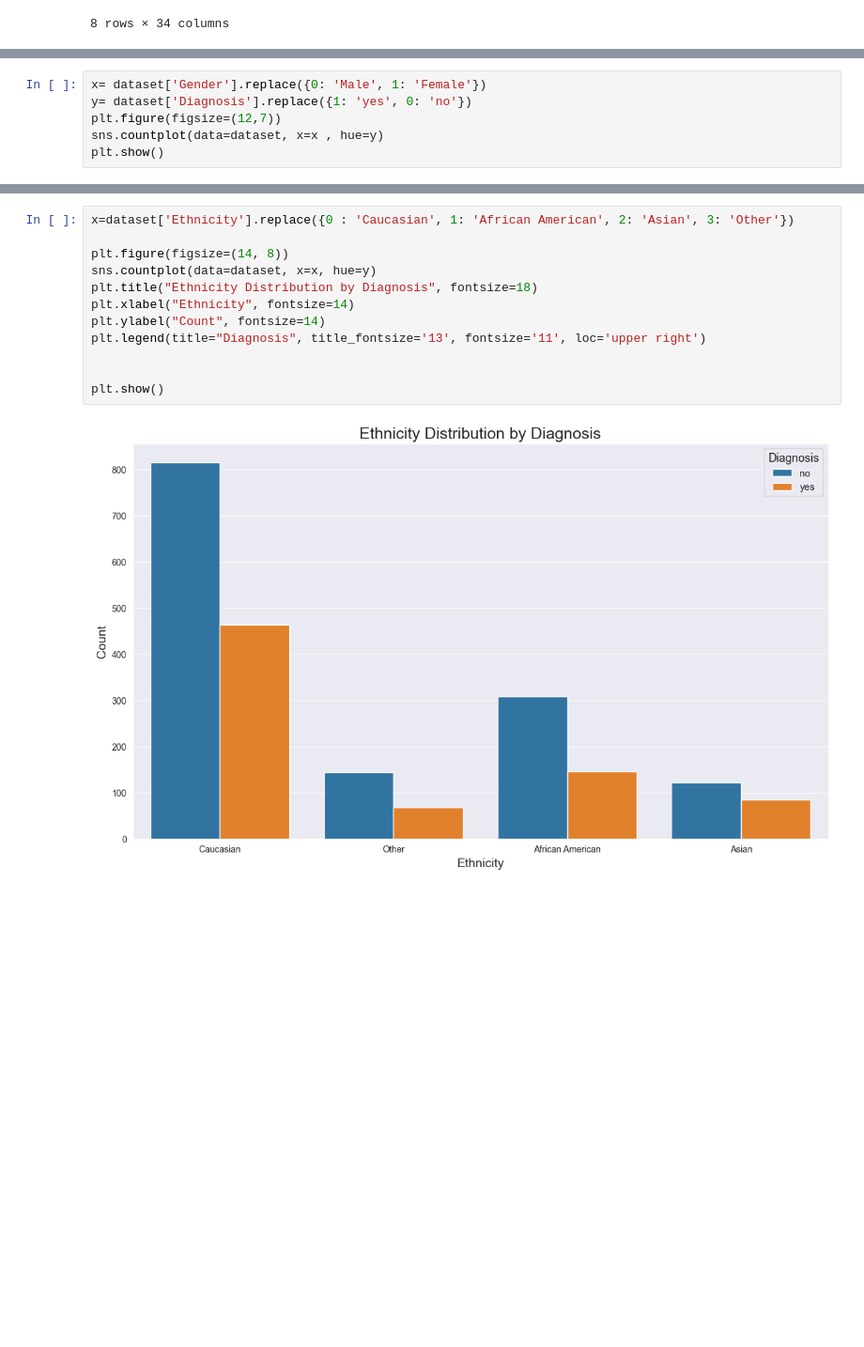
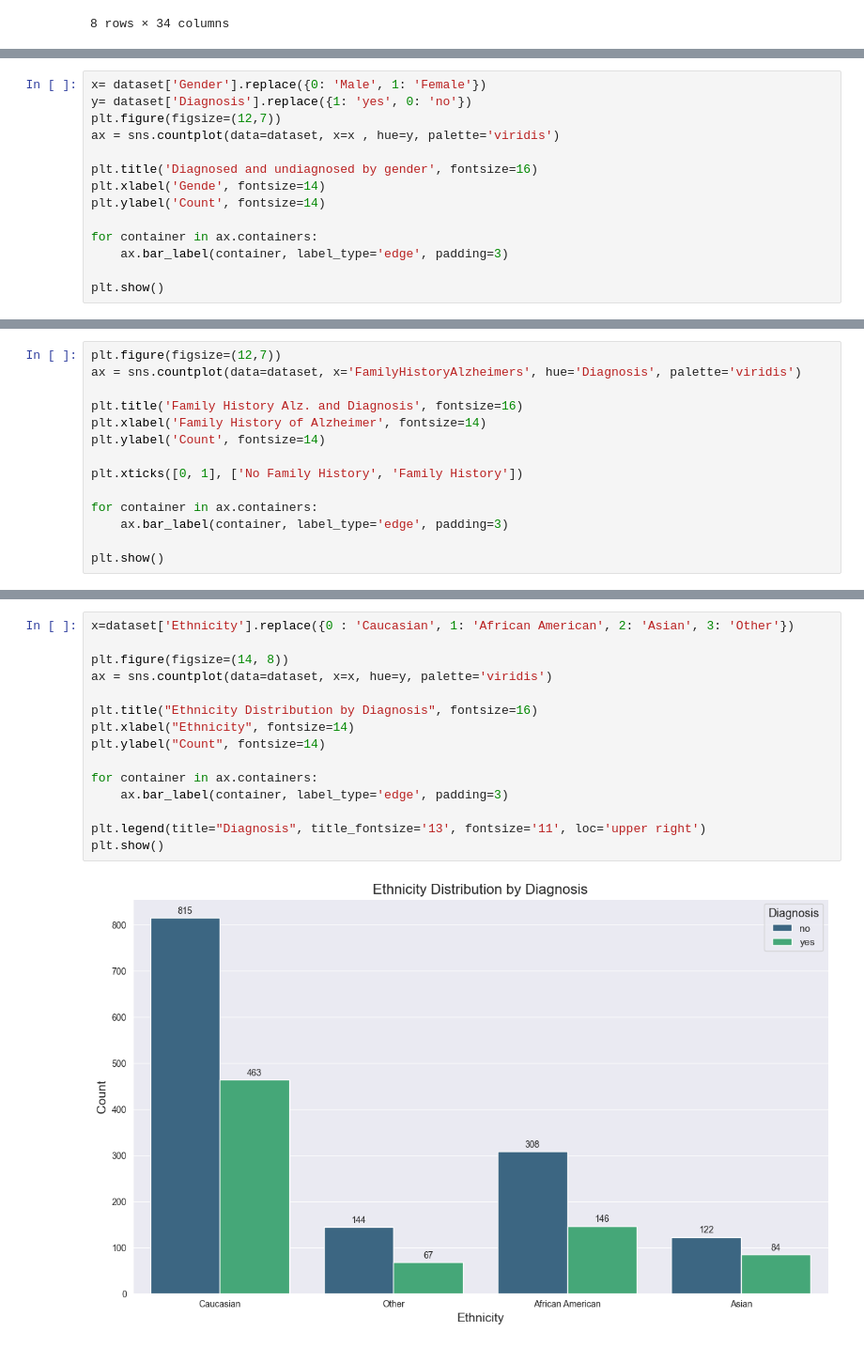
Before and after one commit to mertgenc0/mydsprojects, a Jupyter notebook: Alzheimer/alzheimer.ipynb, the cells around one changed output, grey strips where cells are left out. Shown: that part at 94% size. Drawn from its saved outputs; the diff is of its cells as text; blank space fills up the shorter version.

Commit message:
Alzheimer

```diff
--- a/Alzheimer/alzheimer.ipynb
+++ b/Alzheimer/alzheimer.ipynb
@@ -71,6 +91,14 @@ dataset.describe()
 x= dataset['Gender'].replace({0: 'Male', 1: 'Female'})
 y= dataset['Diagnosis'].replace({1: 'yes', 0: 'no'})
 plt.figure(figsize=(12,7))
-sns.countplot(data=dataset, x=x , hue=y)
+ax = sns.countplot(data=dataset, x=x , hue=y, palette='viridis')
+
+plt.title('Diagnosed and undiagnosed by gender', fontsize=16)
+plt.xlabel('Gende', fontsize=14)
+plt.ylabel('Count', fontsize=14)
+
+for container in ax.containers:
+    ax.bar_label(container, label_type='edge', padding=3)
+
 plt.show()
 # %% [output]
@@ -77,0 +106,14 @@ plt.show()
+# %%
+plt.figure(figsize=(12,7))
+ax = sns.countplot(data=dataset, x='FamilyHistoryAlzheimers', hue='Diagnosis', palette='viridis')
+
+plt.title('Family History Alz. and Diagnosis', fontsize=16)
+plt.xlabel('Family History of Alzheimer', fontsize=14)
+plt.ylabel('Count', fontsize=14)
+
+plt.xticks([0, 1], ['No Family History', 'Family History'])
+
+for container in ax.containers:
+    ax.bar_label(container, label_type='edge', padding=3)
+
+plt.show()
@@ -78,14 +122,17 @@ plt.show()
 # %%
 x=dataset['Ethnicity'].replace({0 : 'Caucasian', 1: 'African American', 2: 'Asian', 3: 'Other'})
 
 plt.figure(figsize=(14, 8))
-sns.countplot(data=dataset, x=x, hue=y)
-plt.title("Ethnicity Distribution by Diagnosis", fontsize=18)
+ax = sns.countplot(data=dataset, x=x, hue=y, palette='viridis')
+
+plt.title("Ethnicity Distribution by Diagnosis", fontsize=16)
 plt.xlabel("Ethnicity", fontsize=14)
 plt.ylabel("Count", fontsize=14)
+
+for container in ax.containers:
+    ax.bar_label(container, label_type='edge', padding=3)
+
 plt.legend(title="Diagnosis", title_fontsize='13', fontsize='11', loc='upper right')
-
-
 plt.show()
 # %% [output]
-[figure, old version]
+[figure, new version]
```
Also changed, not shown: parts of 6 cells of this notebook.
